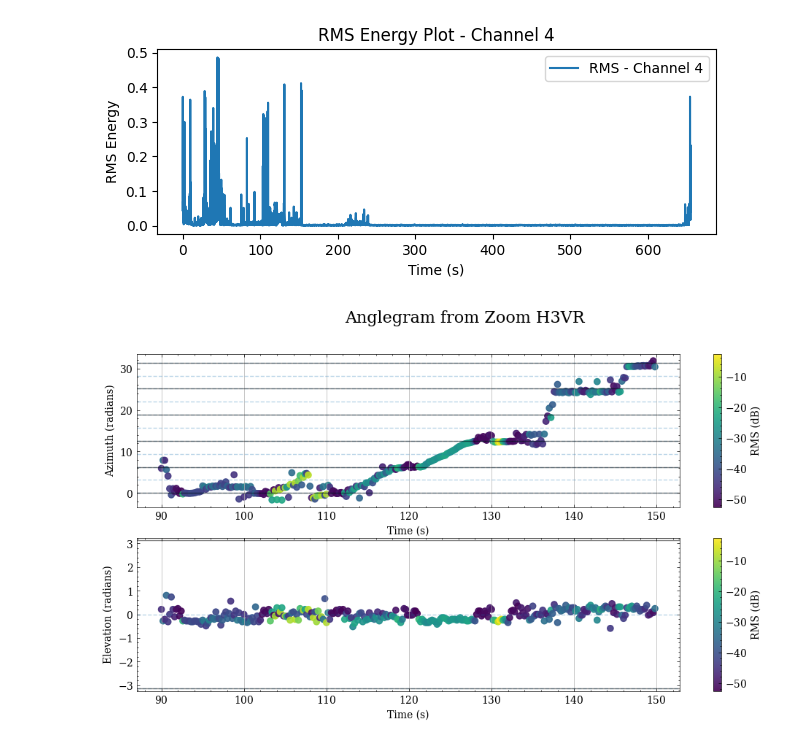
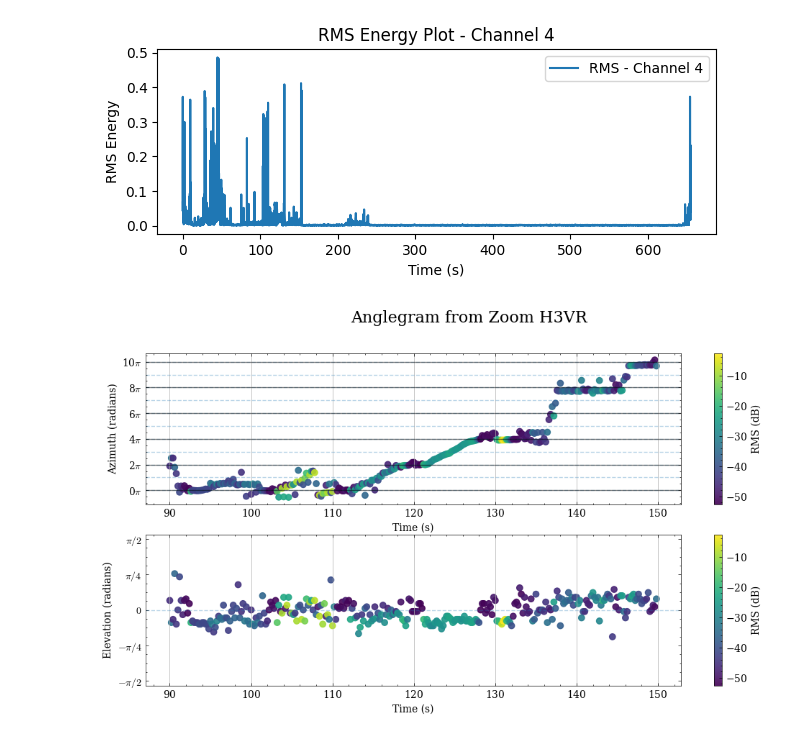
Before and after one commit to fourMs/ambient, a Jupyter notebook: audio360/360audio.ipynb, the cells around one changed output. Saved outputs shown, nothing was run; the diff lists cells and outputs as text; code cells hidden in the pictures.

Commit message:
Update anglegram

```diff
--- a/audio360/360audio.ipynb
+++ b/audio360/360audio.ipynb
@@ -134,12 +134,13 @@ plot_rms(audio_file_path)
 # compute_anglegram
 def compute_anglegram(
     audio_file_path,
+    format,
     time_res=0.2,
     angular_res=2.0,
     azimuth_offset = 0.,
     start=0,
     duration=10,
-    rms_threshold=-80
+    rms_threshold=-80,
     ):
     """
     Plot the angle map of the audio file
@@ -153,6 +154,7 @@ def compute_anglegram(
     """
     from source.ambisonics.distance import SphericalAmbisonicsVisualizer
     from math import pi
+    assert format in ["AmbiX", "FuMa"]
     y, sr = librosa.load(audio_file_path, mono=False, sr=None, offset=start, duration=duration)
     viz = SphericalAmbisonicsVisualizer(data=y.T, rate=sr, window=time_res, angular_res=angular_res)
     nu_mesh, phi_mesh = viz.mesh() # nu is elevation, phi is azimuth
@@ -161,7 +163,7 @@ def compute_anglegram(
     nu_record, phi_record, time_record, rms_record = [], [], [], []
     # print(phi_mesh)
 
-    # get the map
+    # Get the maximum rms at each frame, and record its angle
     rms = viz.get_next_frame()
     time_record.append(0.+start)
     nu_max, phi_max = np.unravel_index(np.argmax(rms), rms.shape)
@@ -182,15 +184,6 @@ def compute_anglegram(
 
     # apply phase offset and unwrapping to azimuth
     phi_record = np.unwrap(np.array(phi_record) + azimuth_offset, period=2*np.pi)
-    # phi_record = np.array(phi_record) + azimuth_offset
-
-    # with plt.style.context(['science', 'no-latex']):
-    #     fig, ax = plt.subplots(2, 1, figsize=(12, 6))
-    #     ax[0].plot(time_record, phi_record, label='Azimuth')
-    #     ax[0].set(xlabel='Time (s)', ylabel='Azimuth (radians)')
-
-    #     ax[1].plot(time_record, nu_record, label='Elevation')
-    #     ax[1].set(xlabel='Time (s)', ylabel='Elevation (radians)', ylim=(-0.5*np.pi, 0.5*np.pi))
 
     rms_record = np.array(rms_record)
     return np.array(time_record)[rms_record>rms_threshold], \
@@ -212,8 +205,10 @@ with plt.style.context(['science', 'no-latex']):
         phi_record[rms_record>db_threshold],
         c=rms_record[rms_record>db_threshold],
         label='Azimuth',
-        alpha=0.9
+        alpha=0.9,
         )
+    ax[0].set_yticks([i*2*np.pi for i in range(int(np.max(phi_record)/(2*np.pi))+1)])
+    ax[0].set_yticklabels([f'{2*i}$\pi$' for i in range(int(np.max(phi_record)/(2*np.pi))+1)])
     plt.colorbar(sc, ax=ax[0], label='RMS (dB)')
     ax[0].set(xlabel='Time (s)', ylabel='Azimuth (radians)')
     # horizontal lines on pi
@@ -222,32 +217,34 @@ with plt.style.context(['science', 'no-latex']):
         ax[0].axhline(y=line_start, linestyle='--', alpha=0.3)
         line_start += np.pi
     # horizontal lines on 2pi
     line_start = azimuth_line_start
     while line_start < np.max(phi_record):
         ax[0].axhline(y=line_start, linestyle='-', color="black", alpha=0.5)
         line_start += 2*np.pi
     ax[0].grid(axis='x')
 
     sc = ax[1].scatter(
         time_record[rms_record>db_threshold],
         nu_record[rms_record>db_threshold],
         c=rms_record[rms_record>db_threshold],
         label='Elevation',
         alpha=0.9
         )
     # ax[1].plot(time_record, nu_record, label='Elevation')
-    ax[1].set(xlabel='Time (s)', ylabel='Elevation (radians)', ylim=(-1*np.pi-0.1, np.pi+0.1))
+    ax[1].set(xlabel='Time (s)', ylabel='Elevation (radians)', ylim=(-0.5*np.pi-0.1, 0.5*np.pi+0.1))
     ax[1].grid(axis='x')
+    ax[1].set_yticks([-0.5*np.pi, -0.25*np.pi, 0, 0.25*np.pi, 0.5*np.pi])
+    ax[1].set_yticklabels([r'$-\pi/2$', r'$-\pi/4$', r'$0$', r'$\pi/4$', r'$\pi/2$'])
     # horizontal lines on pi
     line_start = -1 * np.pi
     while line_start < np.max(nu_record):
         ax[1].axhline(y=line_start, linestyle='--', alpha=0.3)
         line_start += np.pi
     # horizontal lines on 2pi
     line_start = -1 * np.pi
     while line_start < np.max(phi_record):
         ax[1].axhline(y=line_start, linestyle='-', color="black", alpha=0.5)
         line_start += 2*np.pi
     plt.colorbar(sc, ax=ax[1], label='RMS (dB)')
 # %% [output]
-[figure, old version]
+[figure, new version]
```
Also changed, not shown: 1 other file.
